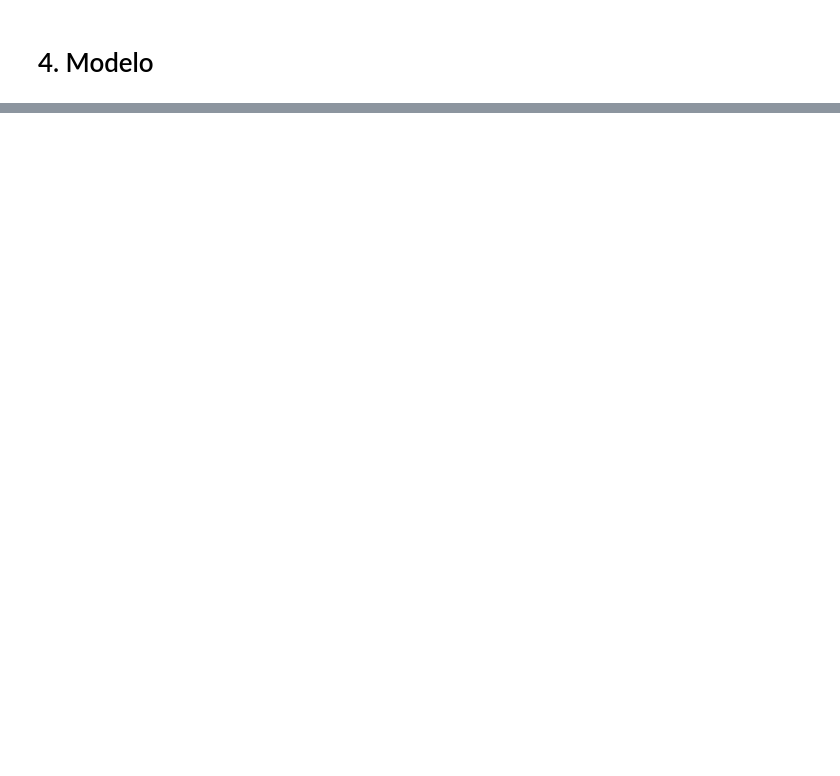
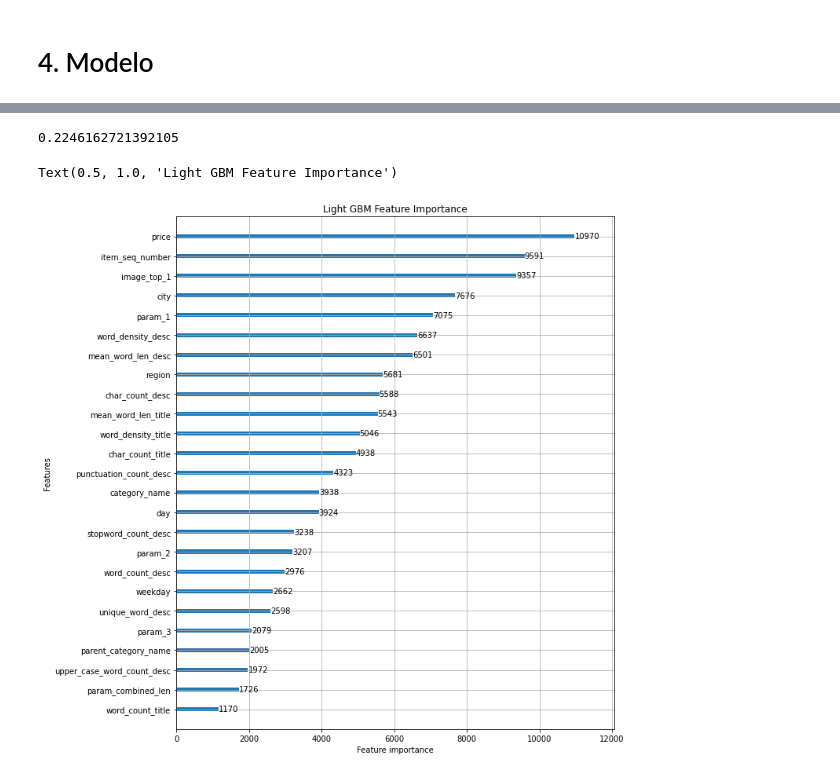
Before and after one commit to mrcrdg/adv_demand, a Jupyter notebook: 02_data_modeling.ipynb, the cells around one changed output, grey strips where cells are left out. Saved outputs shown, nothing was run; the diff lists cells and outputs as text; code cells hidden in the pictures; blank space fills up the shorter version.

```diff
--- a/02_data_modeling.ipynb
+++ b/02_data_modeling.ipynb
@@ -665,5 +409,0 @@ print(y_test.shape)
-# %%
-regression_model = DecisionTreeRegressor(criterion="mse")
-
-#Fit the model
-regression_model.fit(x_train, y_train)
@@ -770,8 +409,0 @@ RF full trees, Train MSE: 0.008740899707765919 Test MSE: 0.06076844369945736
-# %%
-rf = RandomForestRegressor(n_estimators=50, min_samples_leaf=25)
-rf.fit(x_train, y_train)
-y_train_predicted = rf.predict(x_train)
-y_test_predicted_pruned_trees = rf.predict(x_test)
-mse_train = mean_squared_error(y_train, y_train_predicted)
-mse_test = mean_squared_error(y_test, y_test_predicted_pruned_trees)
-print("RF less leaves, Train MSE: {} Test MSE: {}".format(mse_train, mse_test))
@@ -789,0 +410,28 @@ RF less leaves, Train MSE: 0.04754250100635013 Test MSE: 0.05770875838711971
+# %%
+# Create the LightGBM data containers
+train_data = lightgbm.Dataset(x_train, label=y_train)
+val_data = lightgbm.Dataset(x_val, label=y_val)
+
+# Train the model
+parameters = {
+    'task': 'train',
+    'boosting_type': 'gbdt',
+    'objective': 'regression',
+    'metric': 'rmse',
+    'num_leaves': 63,
+    'max_depth': 15,
+    'learning_rate': 0.05,
+    'feature_fraction': 0.9,
+    'bagging_fraction': 0.8,
+    'bagging_freq': 5
+}
+
+
+model = lightgbm.train(parameters,
+                       train_data,
+                       valid_sets=val_data,
+                       num_boost_round=2000,
+                       early_stopping_rounds=50,
+                       verbose_eval=100)
+
+#y_pred = model.predict(x_test)
@@ -789,0 +456,14 @@ RF less leaves, Train MSE: 0.04754250100635013 Test MSE: 0.05770875838711971
+# %%
+# Pred
+y_pred = model.predict(x_test)
+rmse = sqrt(mean_squared_error(y_test, y_pred))
+rmse
+# %% [output]
+0.2246162721392105
+# %%
+fig, ax = plt.subplots(figsize=(10, 12))
+lgb.plot_importance(model, max_num_features=25, ax=ax)
+plt.title("Light GBM Feature Importance")
+# %% [output]
+Text(0.5, 1.0, 'Light GBM Feature Importance')
+[figure, added]
```
Also changed, not shown: parts of 69 cells of this notebook, 3 other files.
